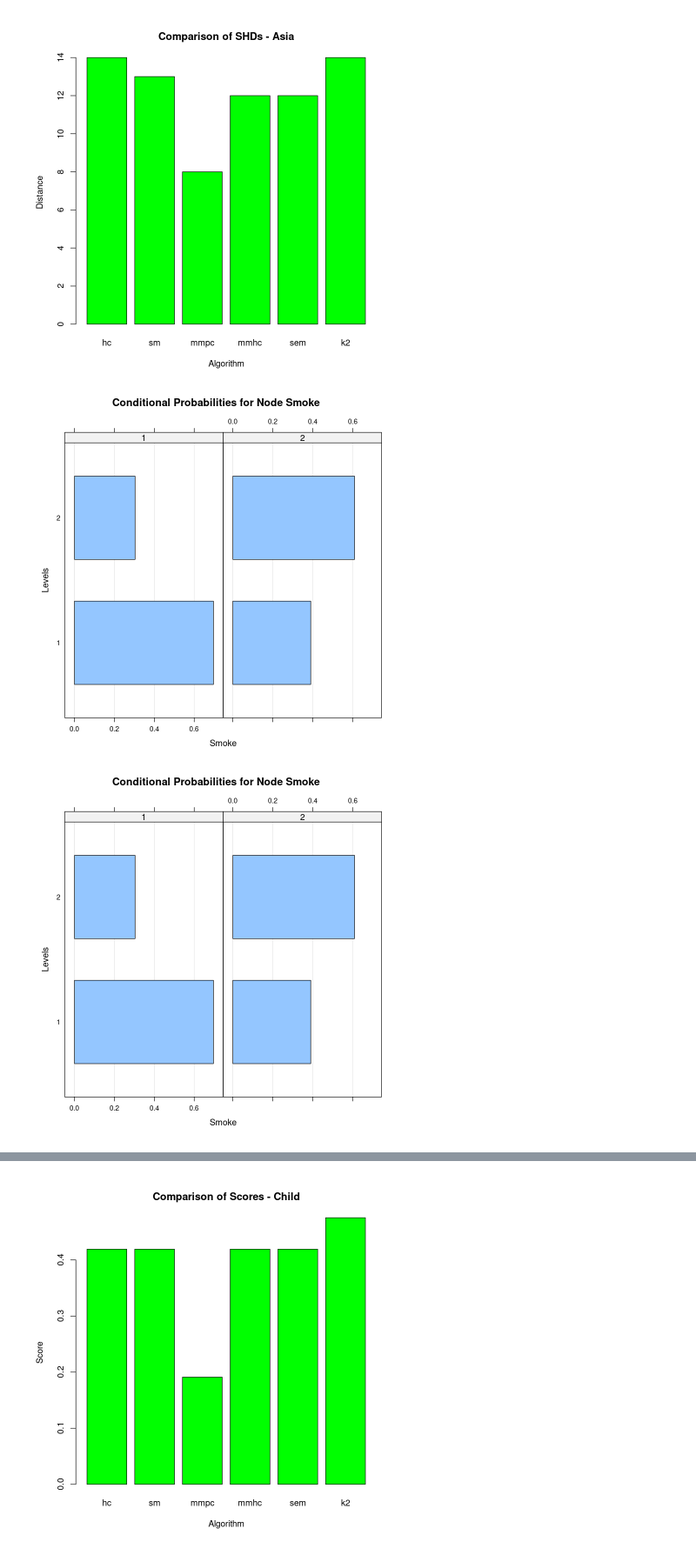
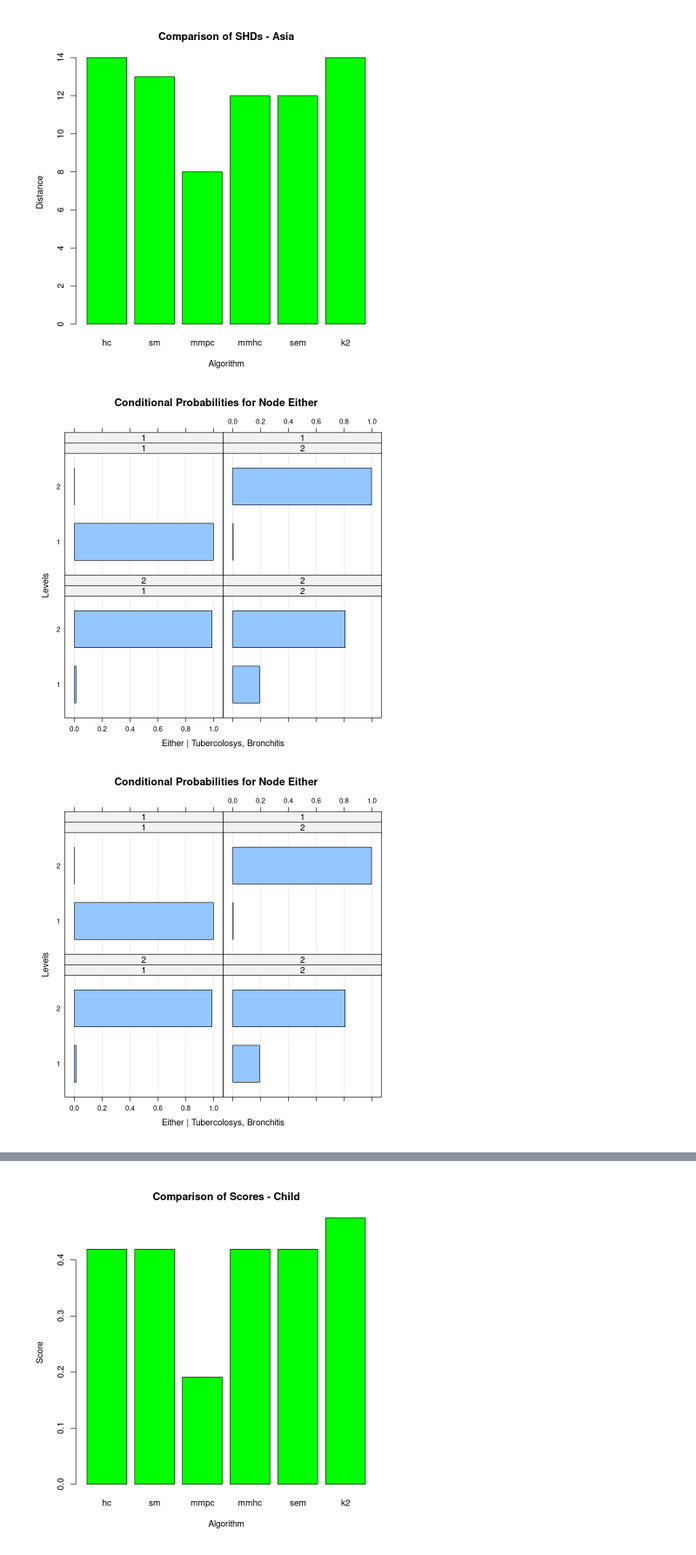
Before and after one commit to LorenzoVigorelli/BayesianNetworks, a Jupyter notebook: bnstruct.ipynb, the cells around one changed output, grey strips where cells are left out. Shown at 87% size. Cells and saved outputs as stored; diff of their text form; code cells hidden in the pictures.

Commit message:
barplots with correct labels

```diff
--- a/bnstruct.ipynb
+++ b/bnstruct.ipynb
@@ -987,10 +984,16 @@ barplot(unlist(computed), names.arg = names(computed), xlab = "Algorithm", ylab
 # %%
 df <- data.frame(apply(asia_df, c(1, 2), as.character), stringsAsFactors = TRUE) %>% rename("X-ray" = "X.ray")
 
+bn_bayes <- lapply(listAsia, function(asia) bn.fit(asia, df, method = "bayes", iss = 10))
 bn_bayes$th <- bn.fit(theorDAG, df, method = "bayes", iss = 10)
 bn_bayes$k2 <- bn.fit(theorDAG, df, method = "bayes", iss = 10)
-bn_bayes <- lapply(listAsia, function(asia) bn.fit(asia, df, method = "bayes", iss = 10))
-lapply(bn_bayes, function(bayes) bn.fit.barchart(bayes$Smoke, "Smoke"))
+plot_xlab <- function(bn, node) {
+    conditionals <- parents(bn, node)
+    parent_string <- paste(conditionals, collapse = ", ")
+    label <- paste("P(", node, "|", parent_string, ")")
+    bn.fit.barchart(bn[[node]], xlab = label)
+}
+lapply(bn_bayes, function(bayes) plot_xlab(bayes, "Either"))
 # %% [output]
-[figure, old version]
+[figure, new version]
-[figure, old version]
+[figure, new version]
```
Also changed, not shown: parts of 4 cells of this notebook, 4 other files.
